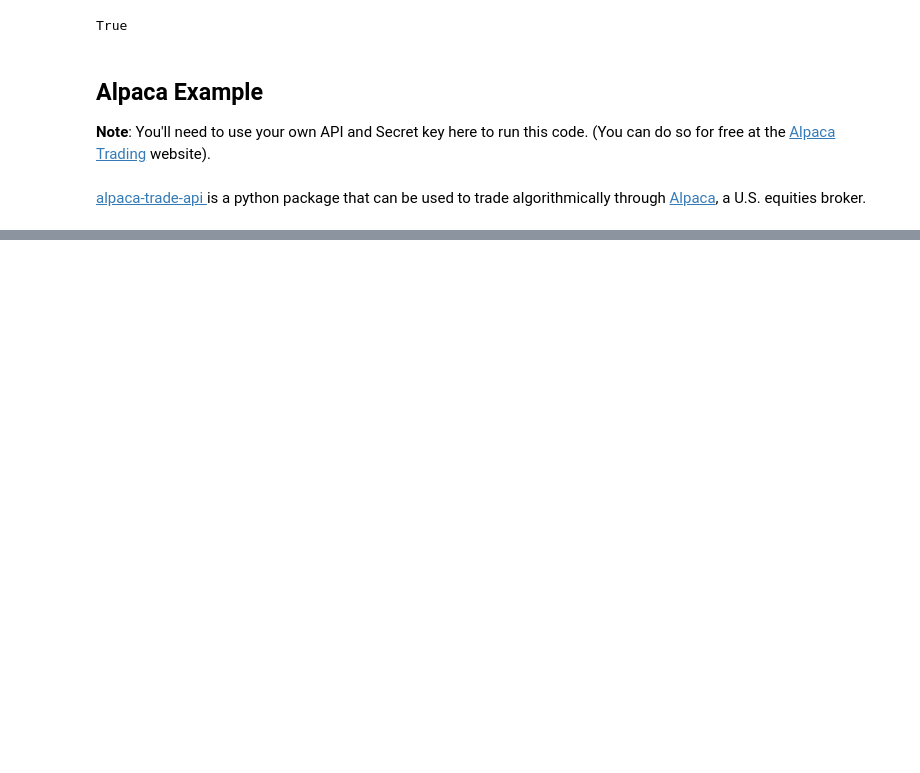
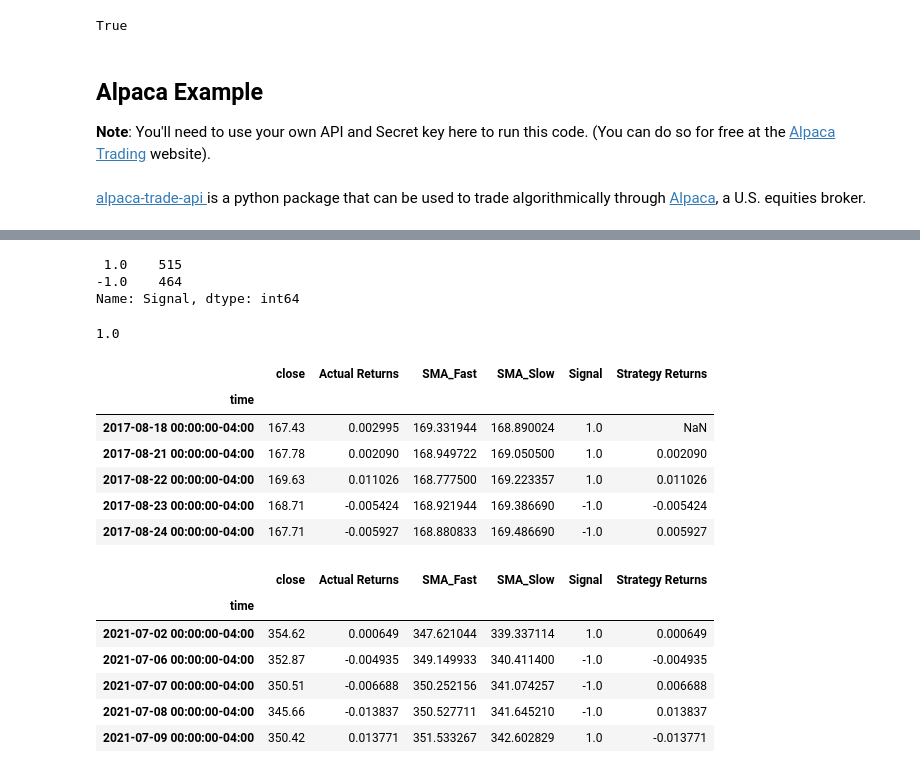
Before and after one commit to mhennis7/Training_BOT_Project2, a Jupyter notebook: live_trade_demo.ipynb, the cells around one changed output, grey strips where cells are left out. Drawn from its saved outputs; the diff is of its cells as text; code cells hidden in the pictures; blank space fills up the shorter version.

```diff
--- a/live_trade_demo.ipynb
+++ b/live_trade_demo.ipynb
@@ -30,0 +116,35 @@ signal = 1
+# %%
+signals_df['Signal'].value_counts()
+# %% [output]
+ 1.0    515
+-1.0    464
+Name: Signal, dtype: int64
+# %%
+#print(signals_df['Signal'-1])
+#x_df = signals_df["Signal"].iloc[-1]
+x_df=signals_df['Signal'][signals_df.index[-1]]
+x_df
+# %% [output]
+1.0
+# %%
+# Calculate the strategy returns and add them to the signals_df DataFrame
+signals_df['Strategy Returns'] = signals_df['Actual Returns'] * signals_df['Signal'].shift()
+
+# Review the DataFrame
+display(signals_df.head())
+display(signals_df.tail())
+# %% [output]
+|  | close | Actual Returns | SMA_Fast | SMA_Slow | Signal | Strategy Returns |
+| time |  |  |  |  |  |  |
+| 2017-08-18 00:00:00-04:00 | 167.43 | 0.002995 | 169.331944 | 168.890024 | 1.0 | NaN |
+| 2017-08-21 00:00:00-04:00 | 167.78 | 0.002090 | 168.949722 | 169.050500 | 1.0 | 0.002090 |
+| 2017-08-22 00:00:00-04:00 | 169.63 | 0.011026 | 168.777500 | 169.223357 | 1.0 | 0.011026 |
+| 2017-08-23 00:00:00-04:00 | 168.71 | -0.005424 | 168.921944 | 169.386690 | -1.0 | -0.005424 |
+| 2017-08-24 00:00:00-04:00 | 167.71 | -0.005927 | 168.880833 | 169.486690 | -1.0 | 0.005927 |
+|  | close | Actual Returns | SMA_Fast | SMA_Slow | Signal | Strategy Returns |
+| time |  |  |  |  |  |  |
+| 2021-07-02 00:00:00-04:00 | 354.62 | 0.000649 | 347.621044 | 339.337114 | 1.0 | 0.000649 |
+| 2021-07-06 00:00:00-04:00 | 352.87 | -0.004935 | 349.149933 | 340.411400 | -1.0 | -0.004935 |
+| 2021-07-07 00:00:00-04:00 | 350.51 | -0.006688 | 350.252156 | 341.074257 | -1.0 | 0.006688 |
+| 2021-07-08 00:00:00-04:00 | 345.66 | -0.013837 | 350.527711 | 341.645210 | -1.0 | 0.013837 |
+| 2021-07-09 00:00:00-04:00 | 350.42 | 0.013771 | 351.533267 | 342.602829 | 1.0 | -0.013771 |
```
Also changed, not shown: parts of 29 cells of this notebook.
